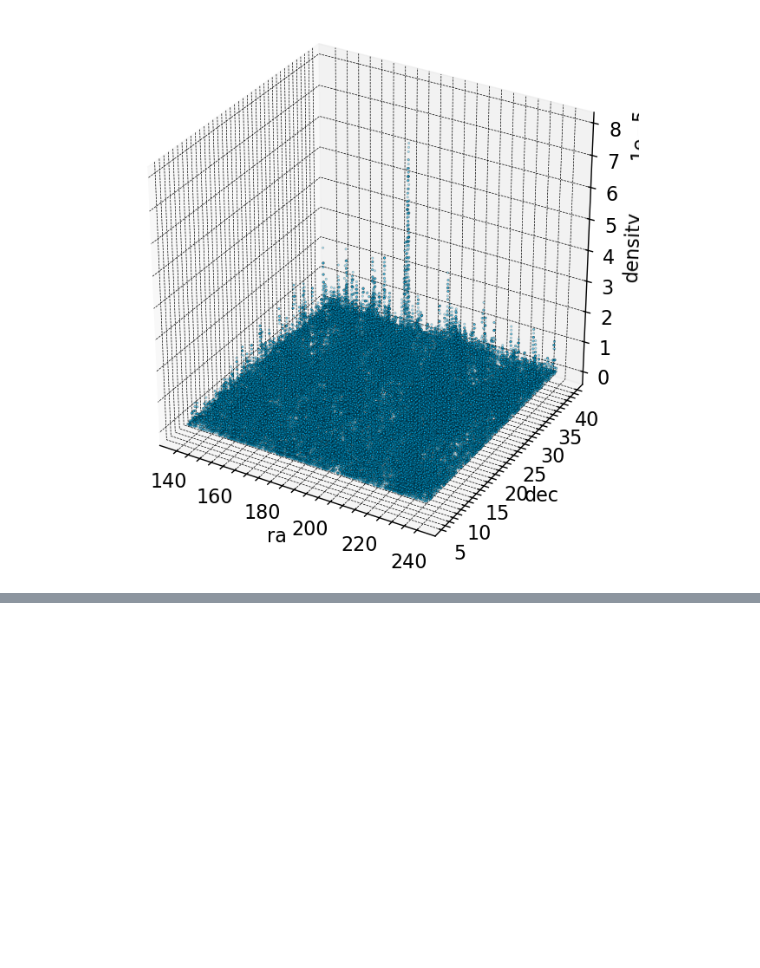
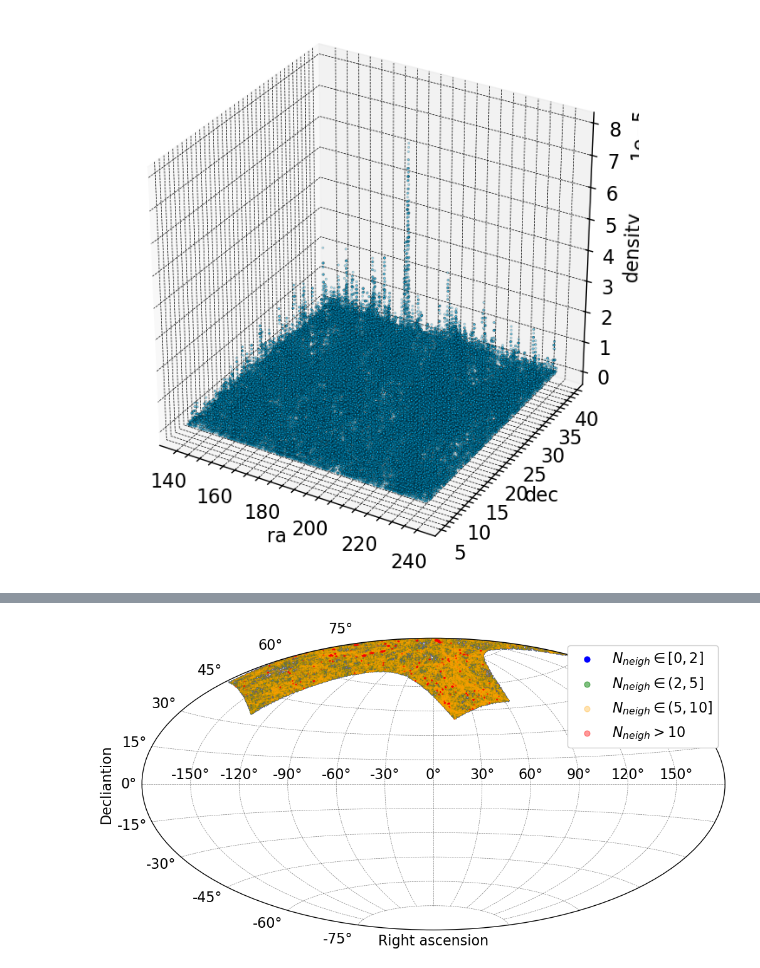
Before and after one commit to M-Bianchi/Laboratory_of_Data_Analysis, a Jupyter notebook: MainActivity/Lecture5.ipynb, the cells around one changed output, grey strips where cells are left out. Cells and saved outputs as stored; diff of their text form; code cells hidden in the pictures; blank space fills up the shorter version.

```diff
--- a/MainActivity/Lecture5.ipynb
+++ b/MainActivity/Lecture5.ipynb
@@ -350,0 +355,32 @@ Text(0, 0.5, 'Decliantion')
+# %%
+NEIcoords = SkyCoord(ra=data['ra']*u.deg, dec=data['dec']*u.deg).galactic
+
+l_rad = NEIcoords.l.radian
+l_rad[l_rad > np.pi] -= 2. * np.pi
+b_rad = NEIcoords.b.radian
+
+fig = plt.figure(figsize=(12,12))
+ax = fig.add_subplot(1,1,1, projection='aitoff')
+
+mask = n_galaxies_cyl<=2
+ax.scatter(l_rad[mask], b_rad[mask], s=0.1, color='blue', alpha=1, label='$N_{neigh} \in [0,2]$')
+
+mask = np.logical_and(n_galaxies_cyl<2, n_galaxies_cyl<=5)
+ax.scatter(l_rad[mask], b_rad[mask], s=0.1, color='green', alpha=0.5, label='$N_{neigh} \in (2,5]$')
+
+mask = np.logical_and(n_galaxies_cyl<5, n_galaxies_cyl<=10)
+ax.scatter(l_rad[mask], b_rad[mask], s=0.1, color='orange', alpha=0.3, label='$N_{neigh} \in (5,10]$')
+
+mask = n_galaxies_cyl>10
+ax.scatter(l_rad[mask], b_rad[mask], s=0.1, color='red', alpha=0.4, label='$N_{neigh} > 10$')
+
+ax.set_xlabel('Right ascension')
+ax.set_ylabel('Decliantion')
+lgnd = ax.legend(loc='upper right')
+for marker in lgnd.legend_handles:
+    marker._sizes = [40]
+
+ax.grid(True)
+plt.show()
+# %% [output]
+[figure, added]
```
Also changed, not shown: parts of 2 cells of this notebook.
